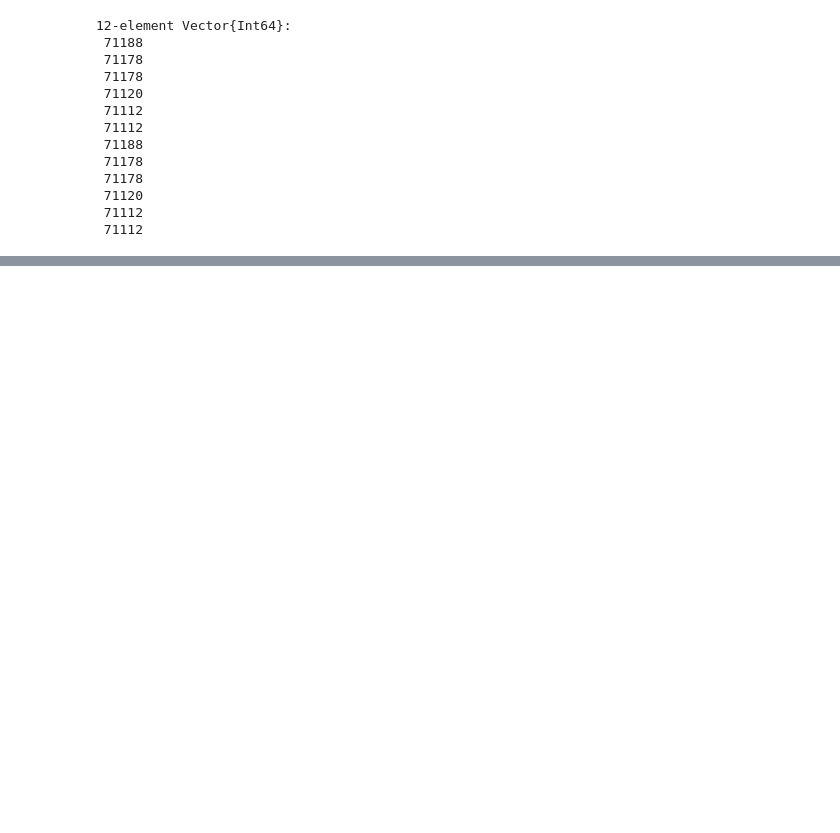
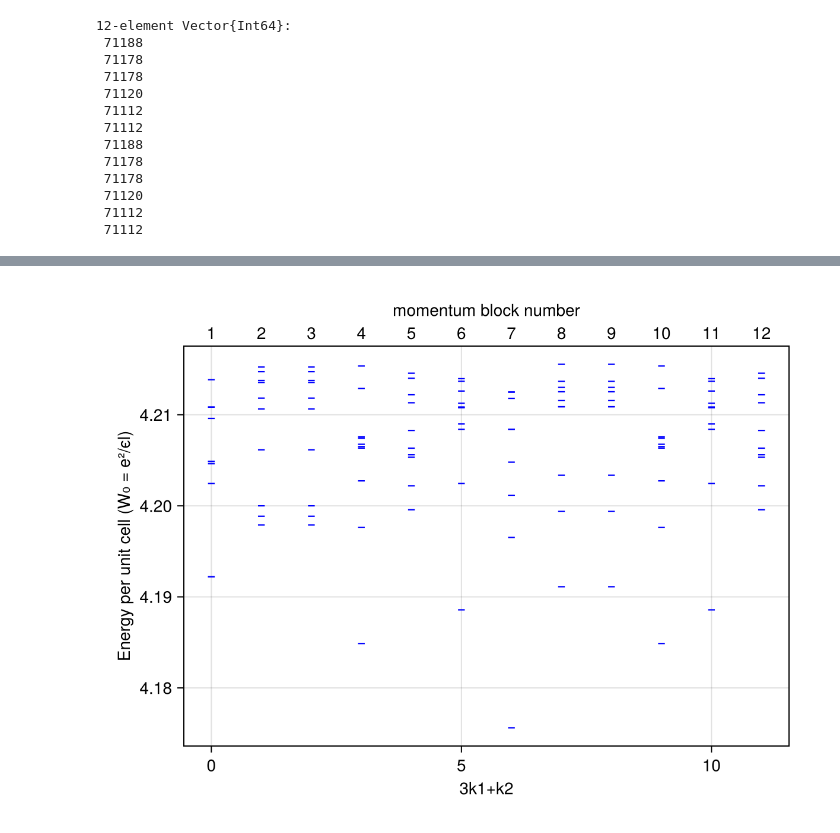
Before and after one commit to Zou-Bo/MomentumED.jl, a Jupyter notebook: examples/continous symmetry breaking/1. LL_exciton_condensate.ipynb, the cells around one changed output, grey strips where cells are left out. Cells and saved outputs as stored; diff of their text form; code cells hidden in the pictures; blank space fills up the shorter version.

```diff
--- a/examples/continous symmetry breaking/1. LL_exciton_condensate.ipynb
+++ b/examples/continous symmetry breaking/1. LL_exciton_condensate.ipynb
@@ -164,0 +179,4 @@ plot_ed_spectrum()
+# %%
+plot_ed_spectrum() # 6, 6
+# %% [output]
+[figure, added]
```
Also changed, not shown: parts of 7 cells of this notebook.
